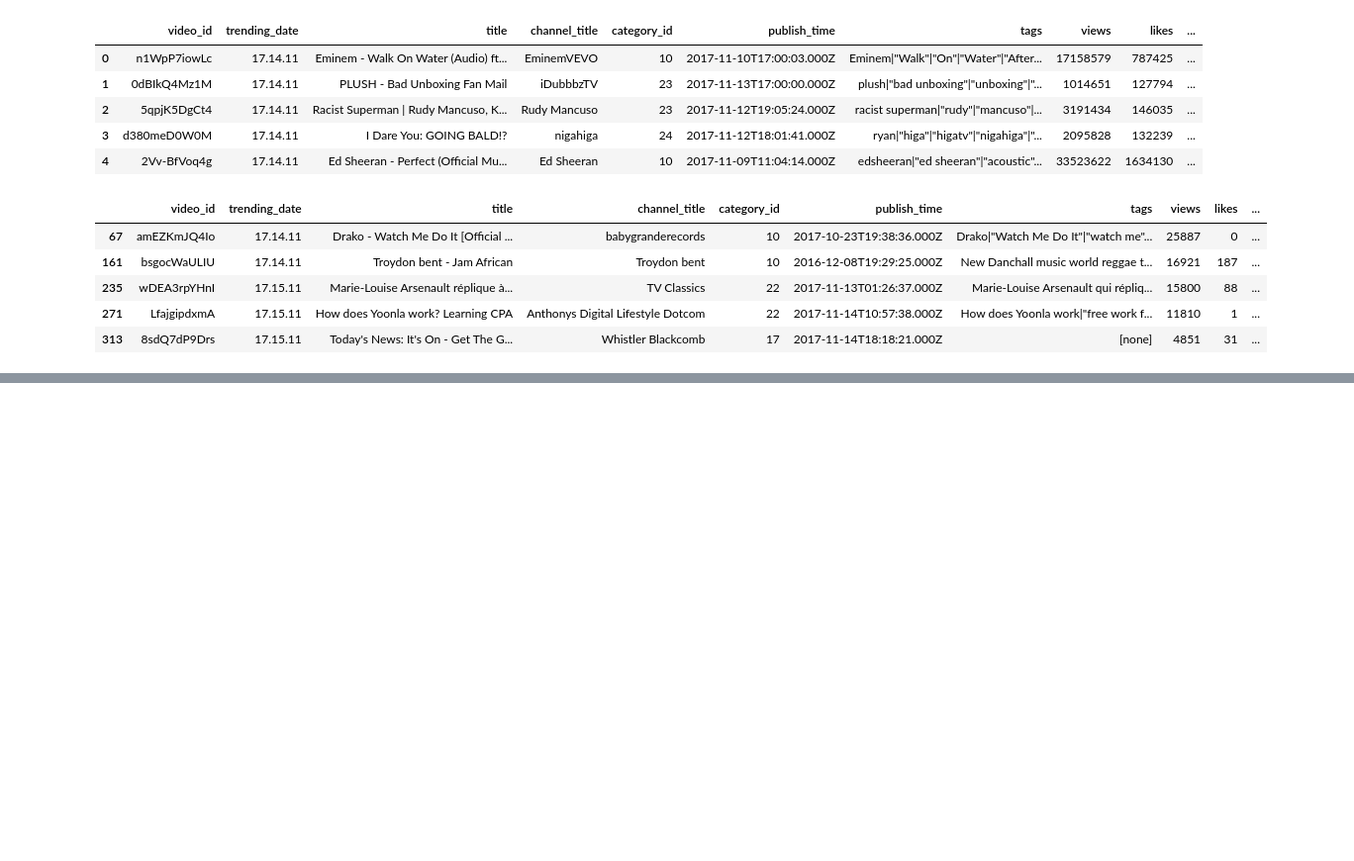
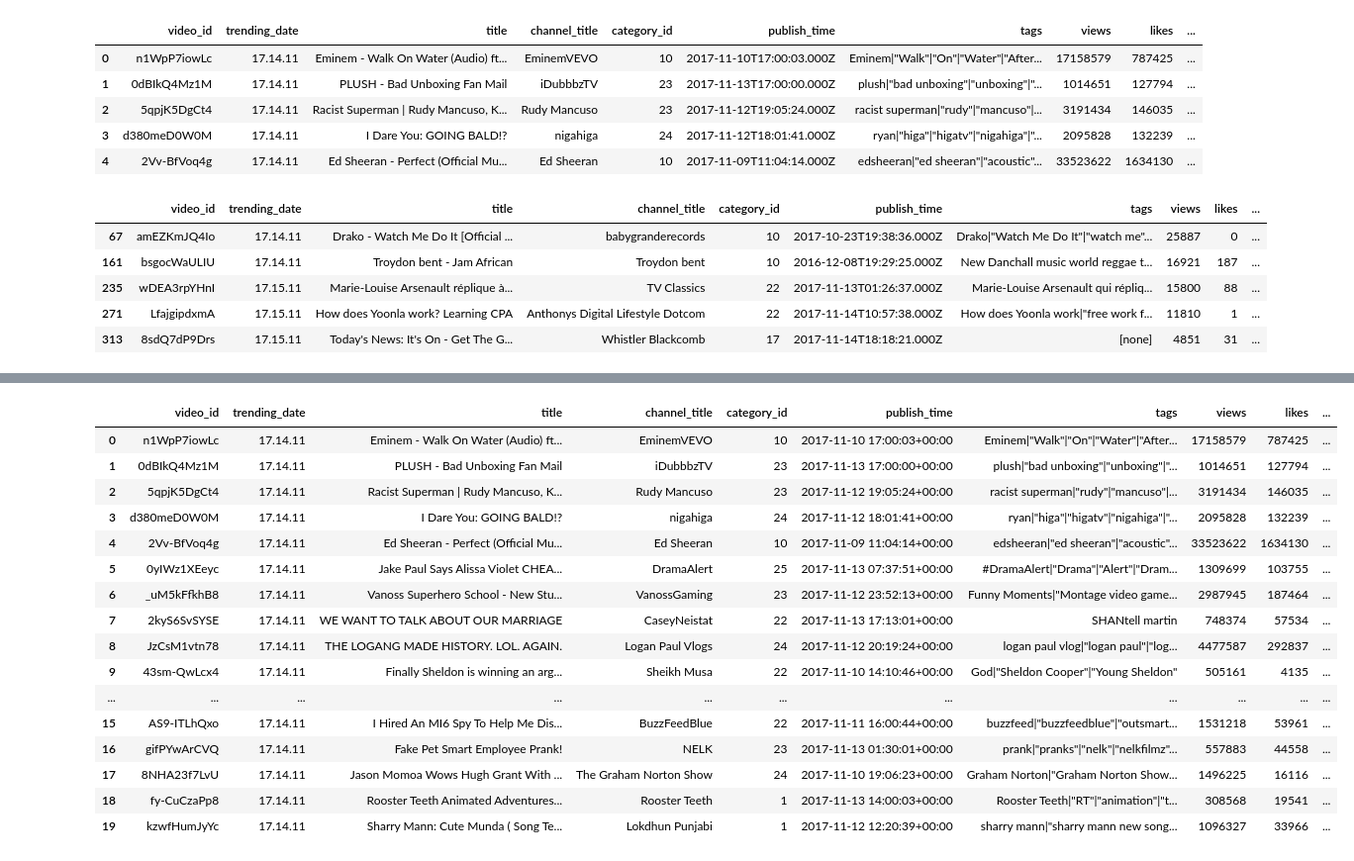
Before and after one commit to MarcoAsturi/CS_project, a Jupyter notebook: analysis.ipynb, the cells around one changed output, grey strips where cells are left out. Shown at 99% size. Drawn from its saved outputs; the diff is of its cells as text; code cells hidden in the pictures; blank space fills up the shorter version.

```diff
--- a/analysis.ipynb
+++ b/analysis.ipynb
@@ -423,3 +423,5 @@ df_no_excluded[df_no_excluded['dislikes'] == 0].head(5)
 | 235 | wDEA3rpYHnI | 17.15.11 | Marie-Louise Arsenault réplique à... | TV Classics | 22 | 2017-11-13T01:26:37.000Z | Marie-Louise Arsenault qui répliq... | 15800 | 88 | ... |
 | 271 | LfajgipdxmA | 17.15.11 | How does Yoonla work? Learning CPA | Anthonys Digital Lifestyle Dotcom | 22 | 2017-11-14T10:57:38.000Z | How does Yoonla work|"free work f... | 11810 | 1 | ... |
 | 313 | 8sdQ7dP9Drs | 17.15.11 | Today's News: It's On - Get The G... | Whistler Blackcomb | 17 | 2017-11-14T18:18:21.000Z | [none] | 4851 | 31 | ... |
+# %%
+df_nodup['publish_time'] = pd.to_datetime(df_nodup['publish_time'])
@@ -425,0 +437,38 @@ df_no_excluded[df_no_excluded['dislikes'] == 0].head(5)
+# %%
+df_nodup['publish_min'] = df_nodup['publish_time'].dt.strftime('%M')
+
+df_nodup['publish_min_unit'] = df_nodup['publish_min'].astype(int) % 10
+
+df_nodup['inferior_lim'] = df_nodup['publish_min'].astype(int) - df_nodup['publish_min_unit']
+
+df_nodup['superior_lim'] = df_nodup['inferior_lim'] + 10
+
+df_nodup['raw_cluster'] = "from " + df_nodup['publish_time'].dt.strftime('%H') + ":" + df_nodup['inferior_lim'].astype(str).str.zfill(2) + " to " + df_nodup['publish_time'].dt.strftime('%H') + ":" + df_nodup['superior_lim'].astype(str).str.zfill(2)
+
+df_nodup['cluster'] = np.where(
+    df_nodup['superior_lim'].astype(int) == 60,
+    "from " + df_nodup['publish_time'].dt.strftime('%H') + ":" + df_nodup['inferior_lim'].astype(str).str.zfill(2) + " to " + (df_nodup['publish_time'] + pd.Timedelta(hours=1)).dt.strftime('%H') + ":00",
+    "from " + df_nodup['publish_time'].dt.strftime('%H') + ":" + df_nodup['inferior_lim'].astype(str).str.zfill(2) + " to " + df_nodup['publish_time'].dt.strftime('%H') + ":" + df_nodup['superior_lim'].astype(str).str.zfill(2)
+)
+
+df_nodup.drop(columns=['publish_min', 'inferior_lim', 'superior_lim', 'publish_min_unit', 'raw_cluster', 'publish_hour_min'], inplace=True)
+
+df_nodup.head(20)
+# %% [output]
+|  | video_id | trending_date | title | channel_title | category_id | publish_time | tags | views | likes | ... |
+| 0 | n1WpP7iowLc | 17.14.11 | Eminem - Walk On Water (Audio) ft... | EminemVEVO | 10 | 2017-11-10 17:00:03+00:00 | Eminem|"Walk"|"On"|"Water"|"After... | 17158579 | 787425 | ... |
+| 1 | 0dBIkQ4Mz1M | 17.14.11 | PLUSH - Bad Unboxing Fan Mail | iDubbbzTV | 23 | 2017-11-13 17:00:00+00:00 | plush|"bad unboxing"|"unboxing"|"... | 1014651 | 127794 | ... |
+| 2 | 5qpjK5DgCt4 | 17.14.11 | Racist Superman | Rudy Mancuso, K... | Rudy Mancuso | 23 | 2017-11-12 19:05:24+00:00 | racist superman|"rudy"|"mancuso"|... | 3191434 | 146035 | ... |
+| 3 | d380meD0W0M | 17.14.11 | I Dare You: GOING BALD!? | nigahiga | 24 | 2017-11-12 18:01:41+00:00 | ryan|"higa"|"higatv"|"nigahiga"|"... | 2095828 | 132239 | ... |
+| 4 | 2Vv-BfVoq4g | 17.14.11 | Ed Sheeran - Perfect (Official Mu... | Ed Sheeran | 10 | 2017-11-09 11:04:14+00:00 | edsheeran|"ed sheeran"|"acoustic"... | 33523622 | 1634130 | ... |
+| 5 | 0yIWz1XEeyc | 17.14.11 | Jake Paul Says Alissa Violet CHEA... | DramaAlert | 25 | 2017-11-13 07:37:51+00:00 | #DramaAlert|"Drama"|"Alert"|"Dram... | 1309699 | 103755 | ... |
+| 6 | _uM5kFfkhB8 | 17.14.11 | Vanoss Superhero School - New Stu... | VanossGaming | 23 | 2017-11-12 23:52:13+00:00 | Funny Moments|"Montage video game... | 2987945 | 187464 | ... |
+| 7 | 2kyS6SvSYSE | 17.14.11 | WE WANT TO TALK ABOUT OUR MARRIAGE | CaseyNeistat | 22 | 2017-11-13 17:13:01+00:00 | SHANtell martin | 748374 | 57534 | ... |
+| 8 | JzCsM1vtn78 | 17.14.11 | THE LOGANG MADE HISTORY. LOL. AGAIN. | Logan Paul Vlogs | 24 | 2017-11-12 20:19:24+00:00 | logan paul vlog|"logan paul"|"log... | 4477587 | 292837 | ... |
+| 9 | 43sm-QwLcx4 | 17.14.11 | Finally Sheldon is winning an arg... | Sheikh Musa | 22 | 2017-11-10 14:10:46+00:00 | God|"Sheldon Cooper"|"Young Sheldon" | 505161 | 4135 | ... |
+| ... | ... | ... | ... | ... | ... | ... | ... | ... | ... | ... |
+| 15 | AS9-ITLhQxo | 17.14.11 | I Hired An MI6 Spy To Help Me Dis... | BuzzFeedBlue | 22 | 2017-11-11 16:00:44+00:00 | buzzfeed|"buzzfeedblue"|"outsmart... | 1531218 | 53961 | ... |
+| 16 | gifPYwArCVQ | 17.14.11 | Fake Pet Smart Employee Prank! | NELK | 23 | 2017-11-13 01:30:01+00:00 | prank|"pranks"|"nelk"|"nelkfilmz"... | 557883 | 44558 | ... |
+| 17 | 8NHA23f7LvU | 17.14.11 | Jason Momoa Wows Hugh Grant With ... | The Graham Norton Show | 24 | 2017-11-10 19:06:23+00:00 | Graham Norton|"Graham Norton Show... | 1496225 | 16116 | ... |
+| 18 | fy-CuCzaPp8 | 17.14.11 | Rooster Teeth Animated Adventures... | Rooster Teeth | 1 | 2017-11-13 14:00:03+00:00 | Rooster Teeth|"RT"|"animation"|"t... | 308568 | 19541 | ... |
+| 19 | kzwfHumJyYc | 17.14.11 | Sharry Mann: Cute Munda ( Song Te... | Lokdhun Punjabi | 1 | 2017-11-12 12:20:39+00:00 | sharry mann|"sharry mann new song... | 1096327 | 33966 | ... |
```
Also changed, not shown: parts of 3 cells of this notebook.
